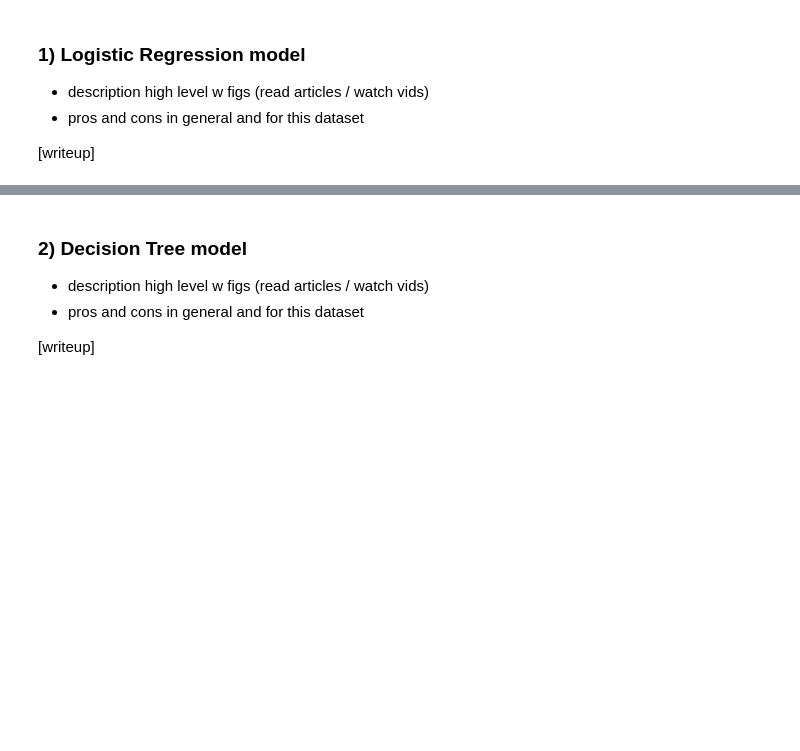
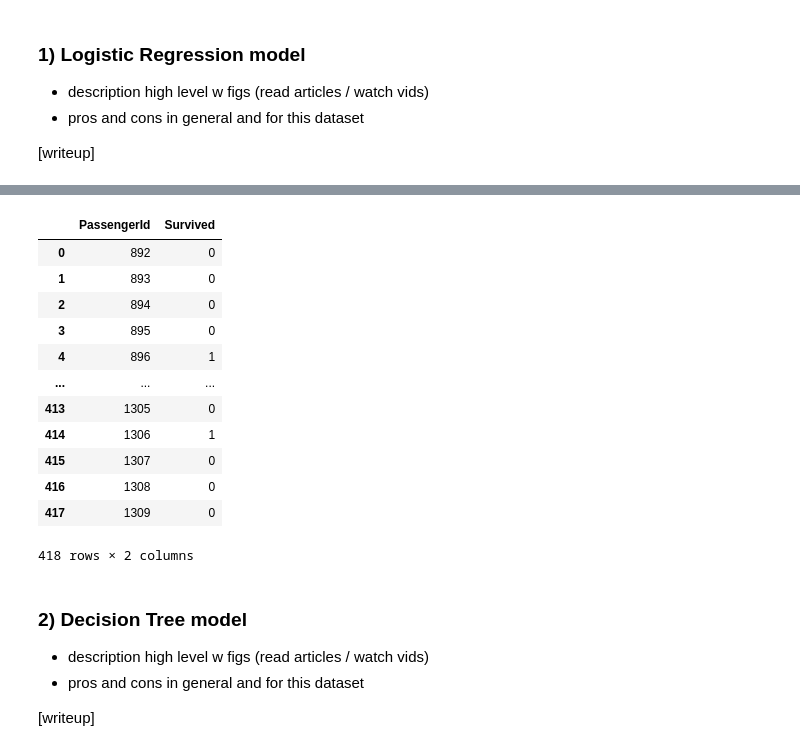
Before and after one commit to ejwang8/titanic-eda-modelling, a Jupyter notebook: titanic-eda-modelling.ipynb, the cells around one changed output, grey strips where cells are left out. Saved outputs shown, nothing was run; the diff lists cells and outputs as text; code cells hidden in the pictures; blank space fills up the shorter version.

```diff
--- a/titanic-eda-modelling.ipynb
+++ b/titanic-eda-modelling.ipynb
@@ -322,5 +341,5 @@ y_train = train_df['Survived']
 X_test = test_df.copy()
 X_test.drop(axis=1, columns='Cabin', inplace=True)
 X_test['Age'].fillna(X_test['Age'].median(), inplace=True)
-X_test.dropna(subset=['Fare'], inplace=True)
+X_test['Fare'].fillna(X_test['Fare'].median(), inplace=True)
 X_test.drop(columns=['Name', 'Ticket'], inplace=True)
@@ -327,8 +382,8 @@ X_test.drop(columns=['Name', 'Ticket'], inplace=True)
 # %%
 # make all numerical
 
-X_train['Sex'] = X_train['Sex'].map({'male': 0, 'female': 1})
-X_test['Sex'] = X_test['Sex'].map({'male': 0, 'female': 1})
-X_train['Sex'] = X_train['Sex'].map({'Q': 0, 'S': 1, 'C': 2})
-X_test['Sex'] = X_test['Sex'].map({'Q': 0, 'S': 1, 'C': 2})
+X_train['Sex'] = X_train['Sex'].astype(str).map({"male": 0, "female": 1})
+X_test['Sex'] = X_test['Sex'].astype(str).map({"male": 0, "female": 1})
+X_train['Embarked'] = X_train['Embarked'].astype(str).map({'Q': 0, 'S': 1, 'C': 2})
+X_test['Embarked'] = X_test['Embarked'].astype(str).map({'Q': 0, 'S': 1, 'C': 2})
 # %%
@@ -377,4 +414,6 @@ from sklearn.metrics import accuracy_score, confusion_matrix, classification_rep
 
 model = LogisticRegression(max_iter=1000)
 model.fit(X_train, y_train)
+y_pred = model.predict(X_test)
+y_pred
 # %% [output]
@@ -391,0 +439,18 @@ ValueError: could not convert string to float: 'male'
+# %%
+submission = pd.read_csv('titanic/gender_submission.csv')
+submission['Survived'] = y_pred
+submission
+# %% [output]
+|  | PassengerId | Survived |
+| 0 | 892 | 0 |
+| 1 | 893 | 0 |
+| 2 | 894 | 0 |
+| 3 | 895 | 0 |
+| 4 | 896 | 1 |
+| ... | ... | ... |
+| 413 | 1305 | 0 |
+| 414 | 1306 | 1 |
+| 415 | 1307 | 0 |
+| 416 | 1308 | 0 |
+| 417 | 1309 | 0 |
+418 rows × 2 columns
```
Also changed, not shown: parts of 9 cells of this notebook.
